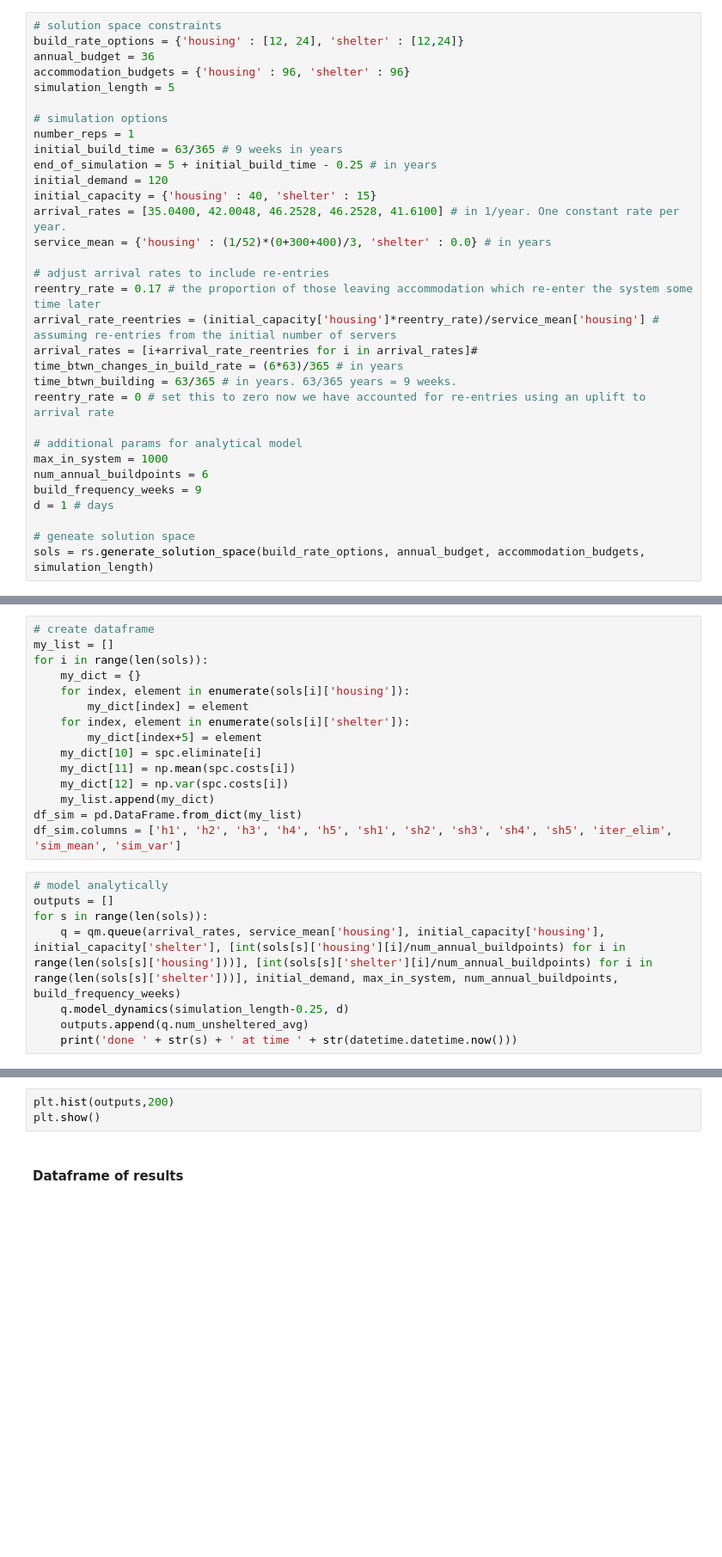
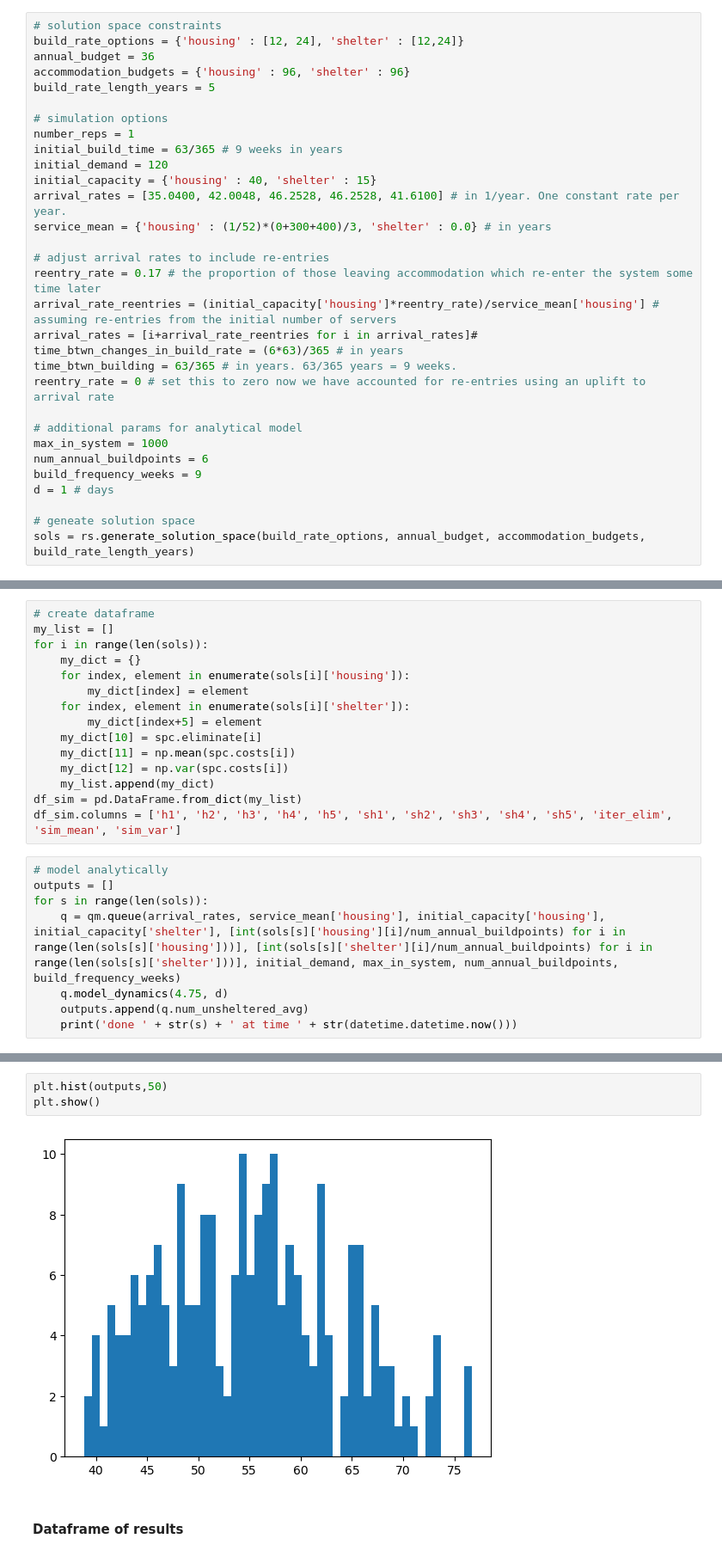
Before and after one commit to grahamburgess3/homeless_services, a Jupyter notebook: 03_simulation_optimisation.ipynb, the cells around one changed output, grey strips where cells are left out. Shown at 86% size. Drawn from its saved outputs; the diff is of its cells as text; blank space fills up the shorter version.

Commit message:
R+S routine with 12/24 units building solutions

```diff
--- a/03_simulation_optimisation.ipynb
+++ b/03_simulation_optimisation.ipynb
@@ -55,12 +55,11 @@ The above illustrates that this KN algorithm can return different solutions when
 build_rate_options = {'housing' : [12, 24], 'shelter' : [12,24]}
 annual_budget = 36
 accommodation_budgets = {'housing' : 96, 'shelter' : 96}
-simulation_length = 5
+build_rate_length_years = 5
 
 # simulation options
 number_reps = 1
 initial_build_time = 63/365 # 9 weeks in years
-end_of_simulation = 5 + initial_build_time - 0.25 # in years
 initial_demand = 120
 initial_capacity = {'housing' : 40, 'shelter' : 15}
 arrival_rates = [35.0400, 42.0048, 46.2528, 46.2528, 41.6100] # in 1/year. One constant rate per year.
@@ -81,7 +80,7 @@ build_frequency_weeks = 9
 d = 1 # days
 
 # geneate solution space
-sols = rs.generate_solution_space(build_rate_options, annual_budget, accommodation_budgets, simulation_length)
+sols = rs.generate_solution_space(build_rate_options, annual_budget, accommodation_budgets, build_rate_length_years)
 # %% [markdown]
 Below we initialise a solution space object with the solutions we have generated
 # %%
@@ -131,6 +130,6 @@ df_sim.columns = ['h1', 'h2', 'h3', 'h4', 'h5', 'sh1', 'sh2', 'sh3', 'sh4', 'sh5
 outputs = []
 for s in range(len(sols)):
     q = qm.queue(arrival_rates, service_mean['housing'], initial_capacity['housing'], initial_capacity['shelter'], [int(sols[s]['housing'][i]/num_annual_buildpoints) for i in range(len(sols[s]['housing']))], [int(sols[s]['shelter'][i]/num_annual_buildpoints) for i in range(len(sols[s]['shelter']))], initial_demand, max_in_system, num_annual_buildpoints, build_frequency_weeks)
-    q.model_dynamics(simulation_length-0.25, d)
+    q.model_dynamics(4.75, d)
     outputs.append(q.num_unsheltered_avg)
     print('done ' + str(s) + ' at time ' + str(datetime.datetime.now()))
@@ -139,8 +156,10 @@ for s in range(len(sols)):
 
 #### Histogram of results
 # %%
-plt.hist(outputs,200)
+plt.hist(outputs,50)
 plt.show()
+# %% [output]
+[figure, added]
 # %% [markdown]
 #### Dataframe of results
 # %%
```
Also changed, not shown: parts of 15 cells of this notebook, 4 other files.
